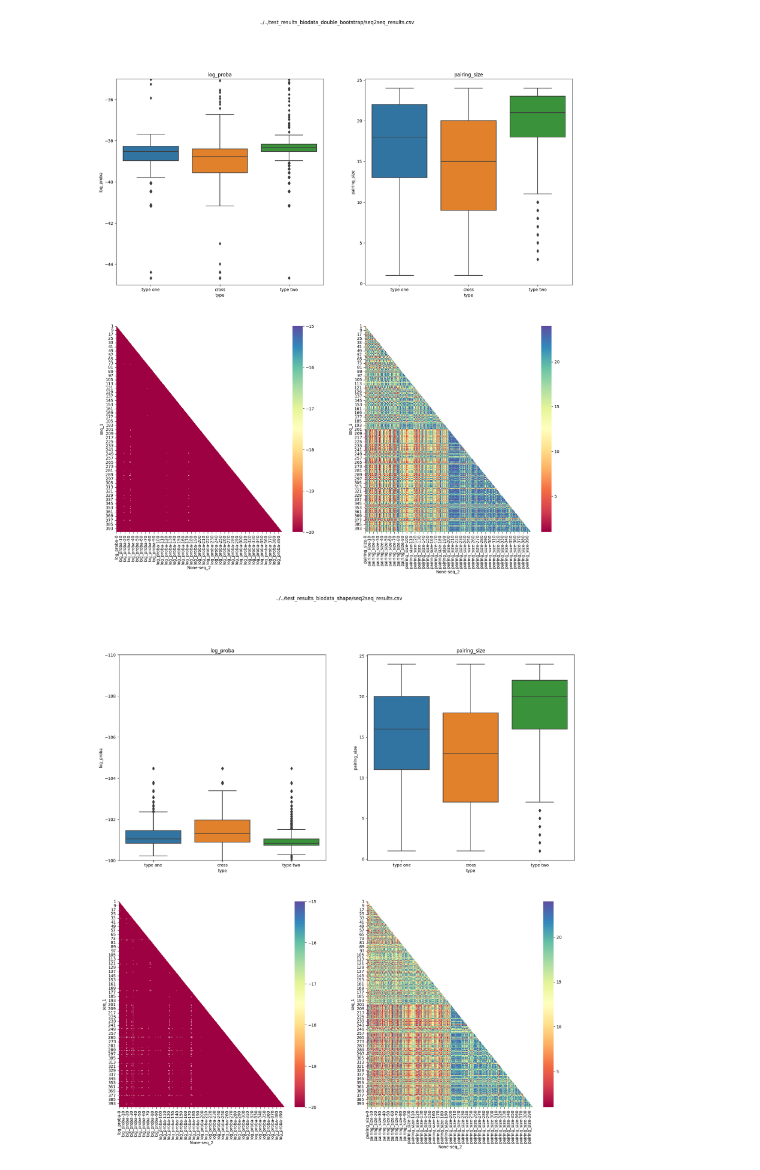
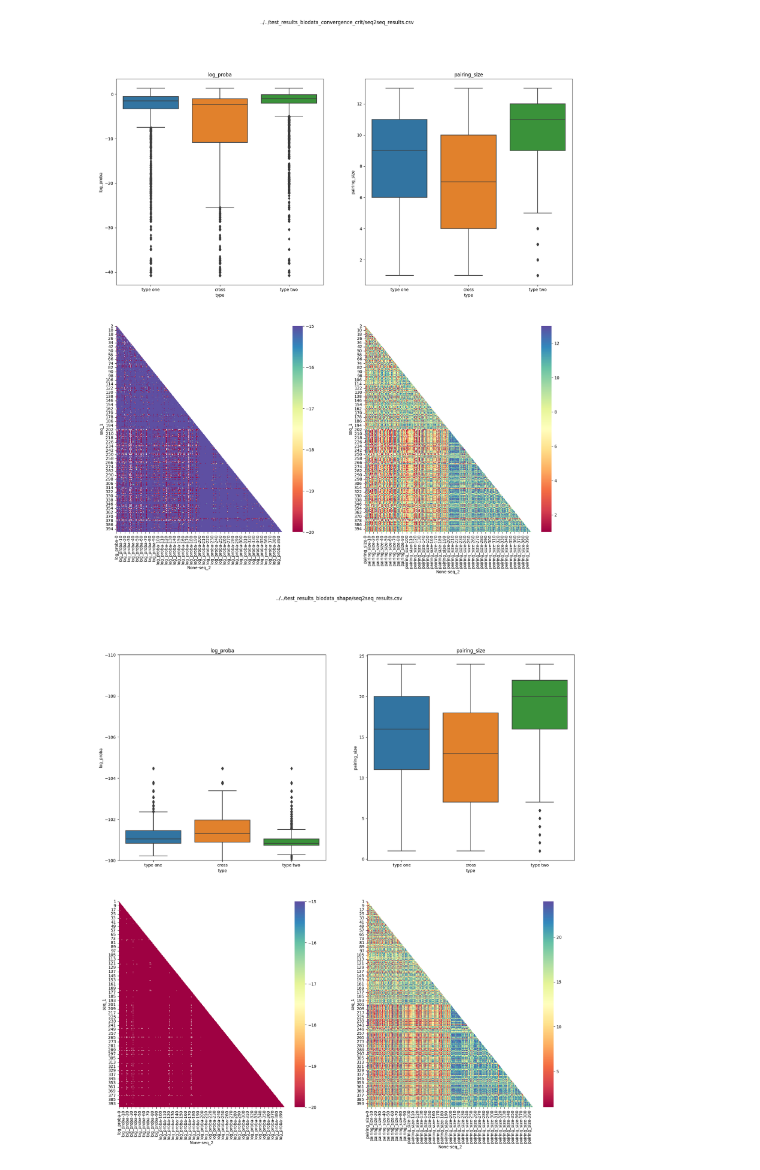
Before and after one commit to Caeph/bindmate, a Jupyter notebook: src/kmer_metric_evaluation/kl_divergence_first_look.ipynb, the cells around one changed output. Saved outputs shown, nothing was run; the diff lists cells and outputs as text; code cells hidden in the pictures.

```diff
--- a/src/kmer_metric_evaluation/kl_divergence_first_look.ipynb
+++ b/src/kmer_metric_evaluation/kl_divergence_first_look.ipynb
@@ -11,31 +11,31 @@ def type_of_pair(i1, i2):
         return "type two"
     return "cross"
 # %%
-filename = "../../test_results_biodata_double_bootstrap/seq2seq_results.csv"
+filename = "../../test_results_biodata_convergence_crit/seq2seq_results.csv"
 df = pd.read_csv(filename, sep=';', header=None)
 df.columns = ["seq_1", "seq_2", "proba", "pairing_size", "pairing"]
 df['log_proba'] = np.log(df['proba'])
 df['type'] = df.apply(lambda row: type_of_pair(row["seq_1"], row["seq_2"]), axis=1)
 
 fig, axes = plt.subplots(nrows=2, ncols=2, figsize=(20,20))
 
 sns.boxplot(data=df, x='type', y='log_proba', ax=axes[0,0])
-axes[0,0].set_ylim(-45, -35)
+#axes[0,0].set_ylim(-45, -35)
 axes[0,0].set_title("log_proba")
 
 sns.boxplot(data=df, x='type', y='pairing_size', ax=axes[0,1])
 axes[0,1].set_title("pairing_size")
 
 mat = pd.pivot_table(df, values=['log_proba'], columns=['seq_2'], index=['seq_1'])
 sns.heatmap(mat, vmin=-20, vmax=-15, cmap="Spectral", ax=axes[1,0])
 
 mat = pd.pivot_table(df, values=['pairing_size'], columns=['seq_2'], index=['seq_1'])
 sns.heatmap(mat, cmap="Spectral", ax=axes[1,1])
 
 plt.suptitle(filename)
 plt.show()
 # %% [output]
-[figure, old version]
+[figure, new version]
 # %%
 filename = "../../test_results_biodata_shape/seq2seq_results.csv"
 df = pd.read_csv(filename, sep=';', header=None)
```
Also changed, not shown: 3 other files.
